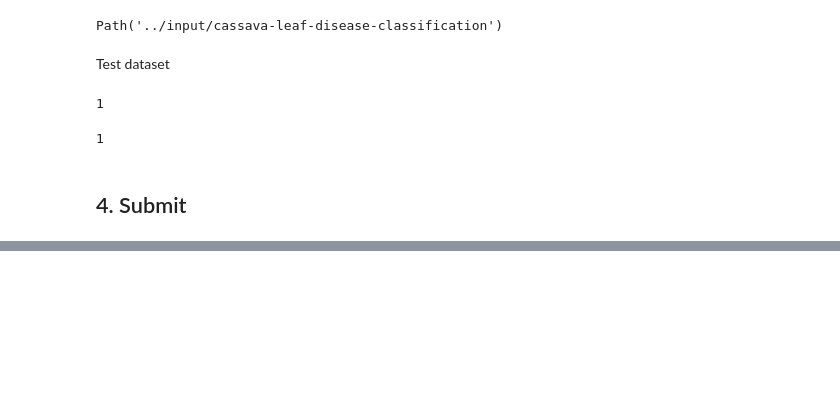
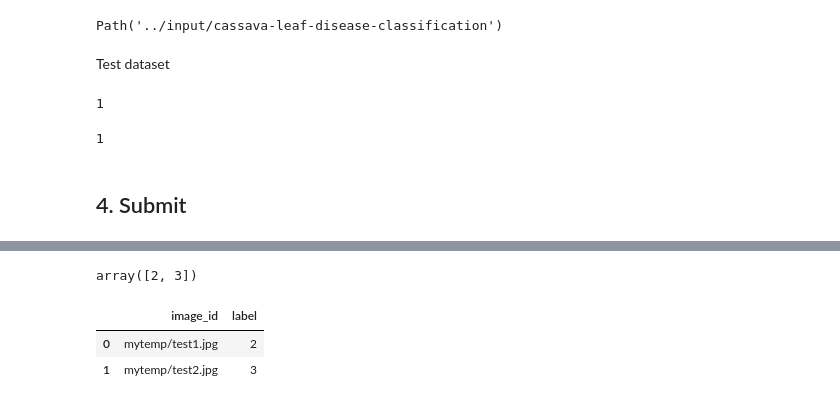
Before and after one commit to anyaconda/my-fastai-project, a Jupyter notebook: myKaggleSubmissions/Cassava/my-kaggle-cassava-1-model_simulateTestDs.ipynb, the cells around one changed output, grey strips where cells are left out. Cells and saved outputs as stored; diff of their text form; code cells hidden in the pictures; blank space fills up the shorter version.

```diff
--- a/myKaggleSubmissions/Cassava/my-kaggle-cassava-1-model_simulateTestDs.ipynb
+++ b/myKaggleSubmissions/Cassava/my-kaggle-cassava-1-model_simulateTestDs.ipynb
@@ -295,0 +317,19 @@ submission.to_csv('submission.csv', index=False)
+# %%
+#load temp test images
+temp_test_img = get_image_files('mytemp') #class fastcore.foundation.L
+
+#view temp test images - two files
+#Image.open(temp_test_img[1])
+# %%
+#create temp test images id
+
+temp_test_img_id = []
+
+for f in temp_test_img:
+    #f_name = str(f).split("/")[-1]
+    #print (f_name)
+    temp_test_img_id.append(f)
+
+#how many images in test files
+print(len(temp_test_img_id))
+temp_test_img_id
@@ -295,0 +339,8 @@ submission.to_csv('submission.csv', index=False)
+# %%
+#dataloaders
+temp_test_dl = dls.test_dl(temp_test_img_id)
+#len(temp_test_dl) #note: doesn't give number of files in dataloaders
+# %%
+#predict multiple
+temp_preds,_ = learn.get_preds(dl=temp_test_dl)
+temp_preds #class torch.Tensor, torch.Size([2, 5])
@@ -295,0 +351,24 @@ submission.to_csv('submission.csv', index=False)
+# %%
+#predict multiple
+np.array(temp_preds) #shape (2, 5)
+np.amax(np.array(temp_preds), 1)
+
+temp_preds.argmax(dim=-1).numpy()
+# %% [output]
+array([2, 3])
+# %%
+temp_submission = sample_submission.copy()
+
+#$ac temp loop, redo
+i=0
+for temp in temp_test_img_id:
+    temp_submission.loc[i, 'image_id'] = temp
+    #temp_submission.loc[i, 'label'] = int(3)
+    i+=1
+
+temp_submission['label'] = temp_preds.argmax(dim=-1).numpy()
+temp_submission
+# %% [output]
+|  | image_id | label |
+| 0 | mytemp/test1.jpg | 2 |
+| 1 | mytemp/test2.jpg | 3 |
```
Also changed, not shown: parts of 11 cells of this notebook.
